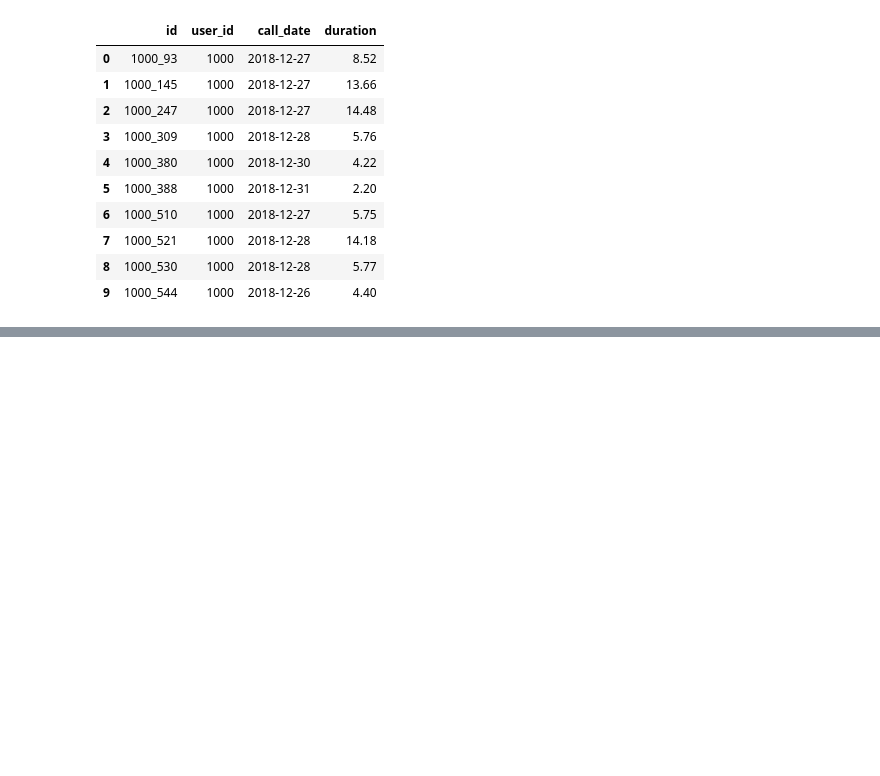
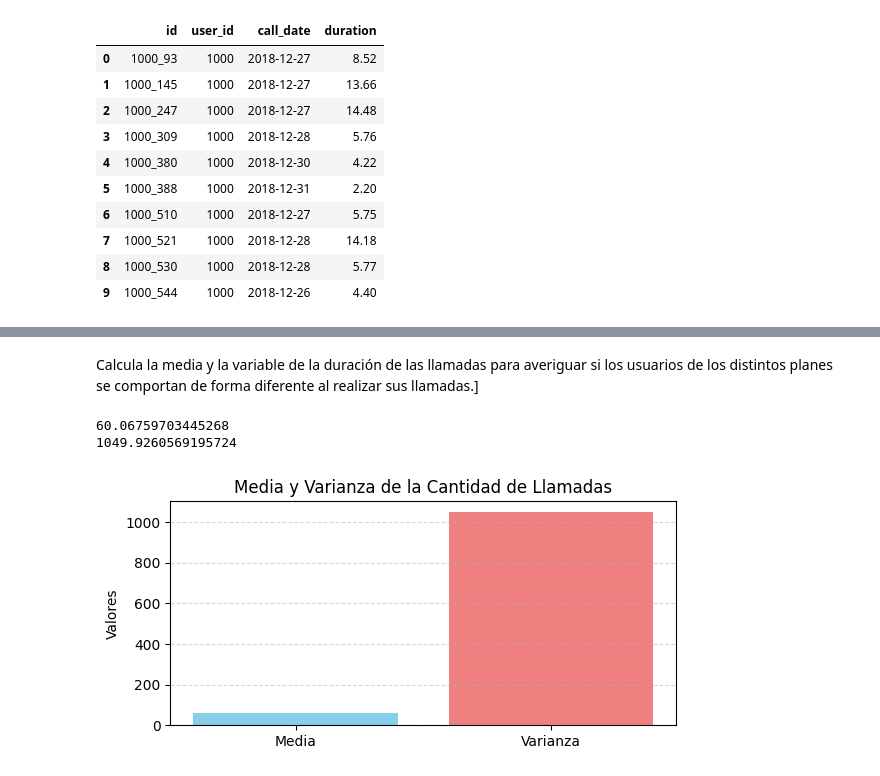
Before and after one commit to Rom5262/Llamadas, a Jupyter notebook: telefonos.ipynb, the cells around one changed output, grey strips where cells are left out. Drawn from its saved outputs; the diff is of its cells as text; code cells hidden in the pictures; blank space fills up the shorter version.

```diff
--- a/telefonos.ipynb
+++ b/telefonos.ipynb
@@ -227,0 +631,19 @@ calls.head(10)
+# %% [markdown]
+Calcula la media y la variable de la duración de las llamadas para averiguar si los usuarios de los distintos planes se comportan de forma diferente al realizar sus llamadas.]
+# %%
+mean_calls = final_data['call_count'].mean()
+var_calls = final_data['call_count'].var()
+print(mean_calls)
+print(var_calls)
+
+plt.figure(figsize=(6, 3))
+plt.bar(['Media', 'Varianza'], [mean_calls, var_calls], color=['skyblue', 'lightcoral'])
+plt.title('Media y Varianza de la Cantidad de Llamadas')
+plt.ylabel('Valores')
+plt.grid(axis='y', linestyle='--', alpha=0.5)
+plt.tight_layout()
+plt.show()
+# %% [output]
+60.06759703445268
+1049.9260569195724
+[figure, added]
```
Also changed, not shown: parts of 65 cells of this notebook.
